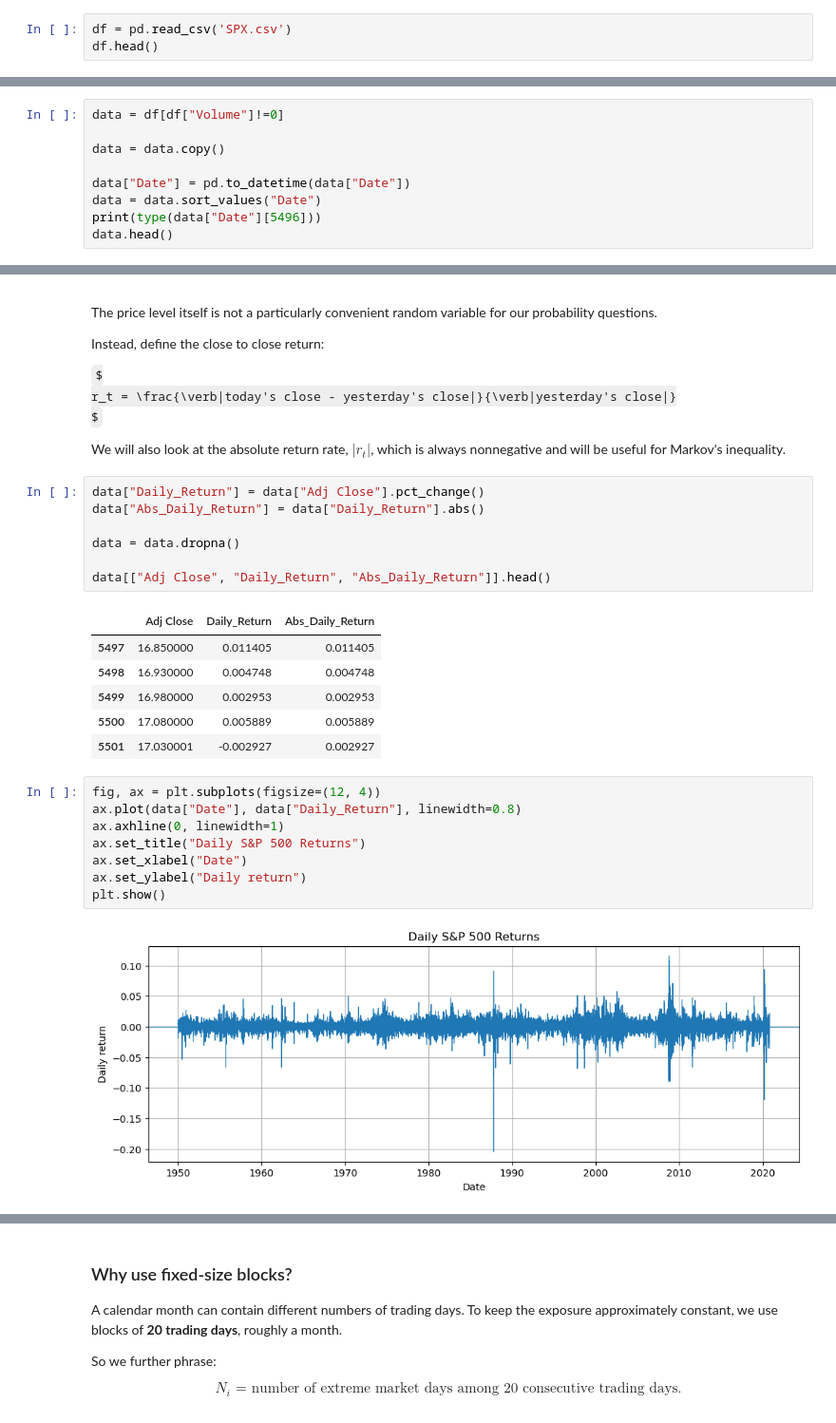
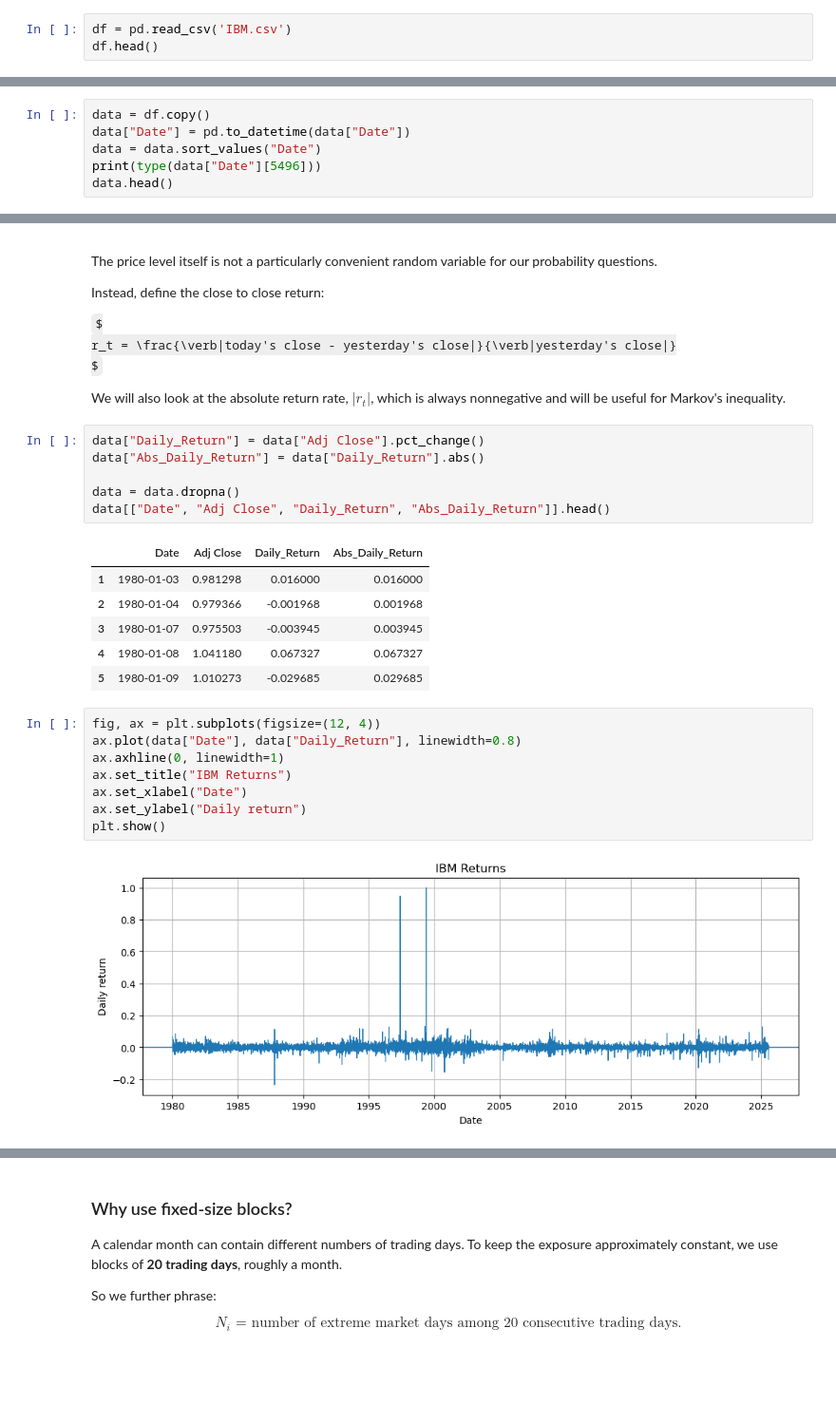
Before and after one commit to JustinTrenchcoat/ASDA_I_Materials, a Jupyter notebook: Probability_Financial_Data_Poisson_Markov_Chebyshev.ipynb, the cells around one changed output, grey strips where cells are left out. Shown at 95% size. Drawn from its saved outputs; the diff is of its cells as text; some formulas as TeX source; blank space fills up the shorter version.

```diff
--- a/Probability_Financial_Data_Poisson_Markov_Chebyshev.ipynb
+++ b/Probability_Financial_Data_Poisson_Markov_Chebyshev.ipynb
@@ -33,6 +33,6 @@ The historical-data interface provides daily Open, High, Low, Close, Adjusted Cl
 
 We will use the **adjusted close** when available, because returns should account for distributions as well as changes in the index level.
 # %%
-df = pd.read_csv('SPX.csv')
+df = pd.read_csv('IBM.csv')
 df.head()
 # %% [output]
@@ -45,10 +45,7 @@ df.head()
 # %% [markdown]
 The "Volume" denotes number of shares traded, so let's focus on dates with people actually trading stocks:
 # %%
-data = df[df["Volume"]!=0]
-
-data = data.copy()
-
+data = df.copy()
 data["Date"] = pd.to_datetime(data["Date"])
 data = data.sort_values("Date")
 print(type(data["Date"][5496]))
@@ -102,25 +102,24 @@ data["Daily_Return"] = data["Adj Close"].pct_change()
 data["Abs_Daily_Return"] = data["Daily_Return"].abs()
 
 data = data.dropna()
-
-data[["Adj Close", "Daily_Return", "Abs_Daily_Return"]].head()
+data[["Date", "Adj Close", "Daily_Return", "Abs_Daily_Return"]].head()
 # %% [output]
-|  | Adj Close | Daily_Return | Abs_Daily_Return |
-| 5497 | 16.850000 | 0.011405 | 0.011405 |
-| 5498 | 16.930000 | 0.004748 | 0.004748 |
-| 5499 | 16.980000 | 0.002953 | 0.002953 |
-| 5500 | 17.080000 | 0.005889 | 0.005889 |
-| 5501 | 17.030001 | -0.002927 | 0.002927 |
+|  | Date | Adj Close | Daily_Return | Abs_Daily_Return |
+| 1 | 1980-01-03 | 0.981298 | 0.016000 | 0.016000 |
+| 2 | 1980-01-04 | 0.979366 | -0.001968 | 0.001968 |
+| 3 | 1980-01-07 | 0.975503 | -0.003945 | 0.003945 |
+| 4 | 1980-01-08 | 1.041180 | 0.067327 | 0.067327 |
+| 5 | 1980-01-09 | 1.010273 | -0.029685 | 0.029685 |
 # %%
 fig, ax = plt.subplots(figsize=(12, 4))
 ax.plot(data["Date"], data["Daily_Return"], linewidth=0.8)
 ax.axhline(0, linewidth=1)
-ax.set_title("Daily S&P 500 Returns")
+ax.set_title("IBM Returns")
 ax.set_xlabel("Date")
 ax.set_ylabel("Daily return")
 plt.show()
 # %% [output]
-[figure, old version]
+[figure, new version]
 # %%
 fig, ax = plt.subplots(figsize=(12, 4))
 ax.plot(data["Date"], data["Abs_Daily_Return"], linewidth=0.8)
```
Also changed, not shown: parts of 31 cells of this notebook, 1 other file.
